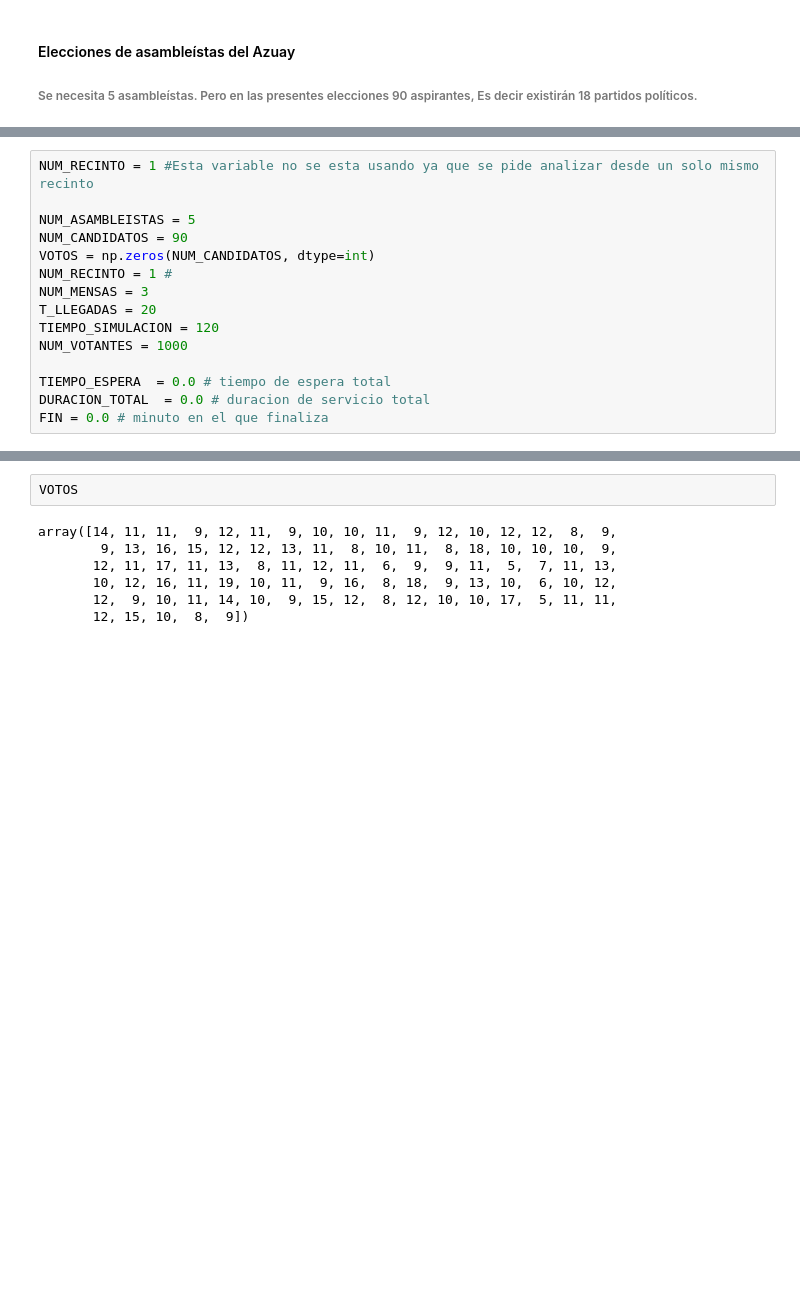
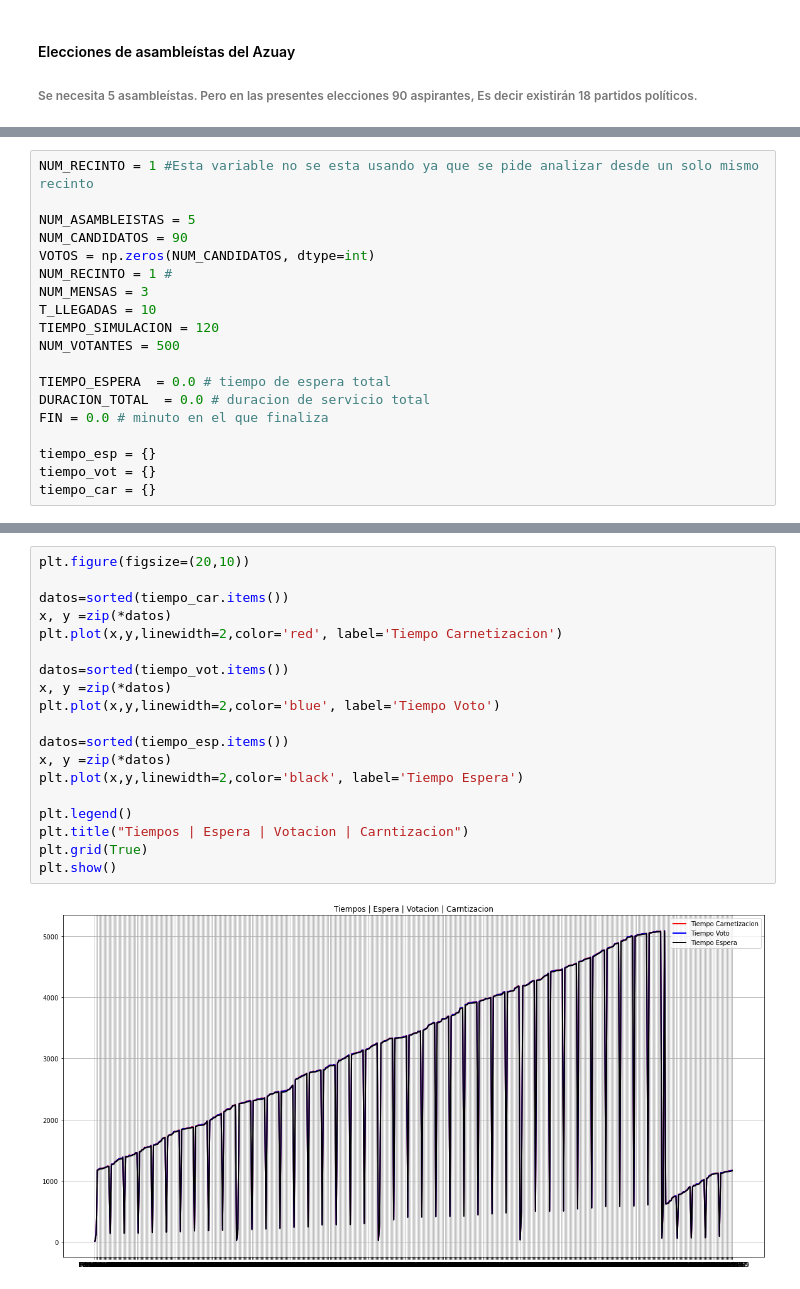
Before and after one commit to RicardoVinicioJara/Simulacion, a Jupyter notebook: Primer Interciclo/Examen/Examen.ipynb, the cells around one changed output, grey strips where cells are left out. Drawn from its saved outputs; the diff is of its cells as text; blank space fills up the shorter version.

```diff
--- a/Primer Interciclo/Examen/Examen.ipynb
+++ b/Primer Interciclo/Examen/Examen.ipynb
@@ -189,13 +177,17 @@ NUM_CANDIDATOS = 90
 VOTOS = np.zeros(NUM_CANDIDATOS, dtype=int)
 NUM_RECINTO = 1 #
 NUM_MENSAS = 3
-T_LLEGADAS = 20
+T_LLEGADAS = 10
 TIEMPO_SIMULACION = 120
-NUM_VOTANTES = 1000
+NUM_VOTANTES = 500
 
 TIEMPO_ESPERA  = 0.0 # tiempo de espera total
 DURACION_TOTAL  = 0.0 # duracion de servicio total
 FIN = 0.0 # minuto en el que finaliza
+
+tiempo_esp = {}
+tiempo_vot = {}
+tiempo_car = {}
 # %%
 llegada = lambda persona, time : print ("---> ", persona," llego en minuto: ", time) #Imprime Llegada
 salida = lambda persona, time : print ("<--- ", persona," Sale en minuto: ", time) #Imprime Salida
@@ -274,9 +270,21 @@ env.run() #Inicia la simulacion
-# %%
-VOTOS
-# %% [output]
-array([14, 11, 11,  9, 12, 11,  9, 10, 10, 11,  9, 12, 10, 12, 12,  8,  9,
-        9, 13, 16, 15, 12, 12, 13, 11,  8, 10, 11,  8, 18, 10, 10, 10,  9,
-       12, 11, 17, 11, 13,  8, 11, 12, 11,  6,  9,  9, 11,  5,  7, 11, 13,
-       10, 12, 16, 11, 19, 10, 11,  9, 16,  8, 18,  9, 13, 10,  6, 10, 12,
-       12,  9, 10, 11, 14, 10,  9, 15, 12,  8, 12, 10, 10, 17,  5, 11, 11,
-       12, 15, 10,  8,  9])
+# %%
+plt.figure(figsize=(20,10))
+
+datos=sorted(tiempo_car.items())
+x, y =zip(*datos)
+plt.plot(x,y,linewidth=2,color='red', label='Tiempo Carnetizacion')
+
+datos=sorted(tiempo_vot.items())
+x, y =zip(*datos)
+plt.plot(x,y,linewidth=2,color='blue', label='Tiempo Voto')
+
+datos=sorted(tiempo_esp.items())
+x, y =zip(*datos)
+plt.plot(x,y,linewidth=2,color='black', label='Tiempo Espera')
+
+plt.legend()
+plt.title("Tiempos | Espera | Votacion | Carntizacion")
+plt.grid(True)
+plt.show()
+# %% [output]
+[figure, added]
```
Also changed, not shown: parts of 4 cells of this notebook.
